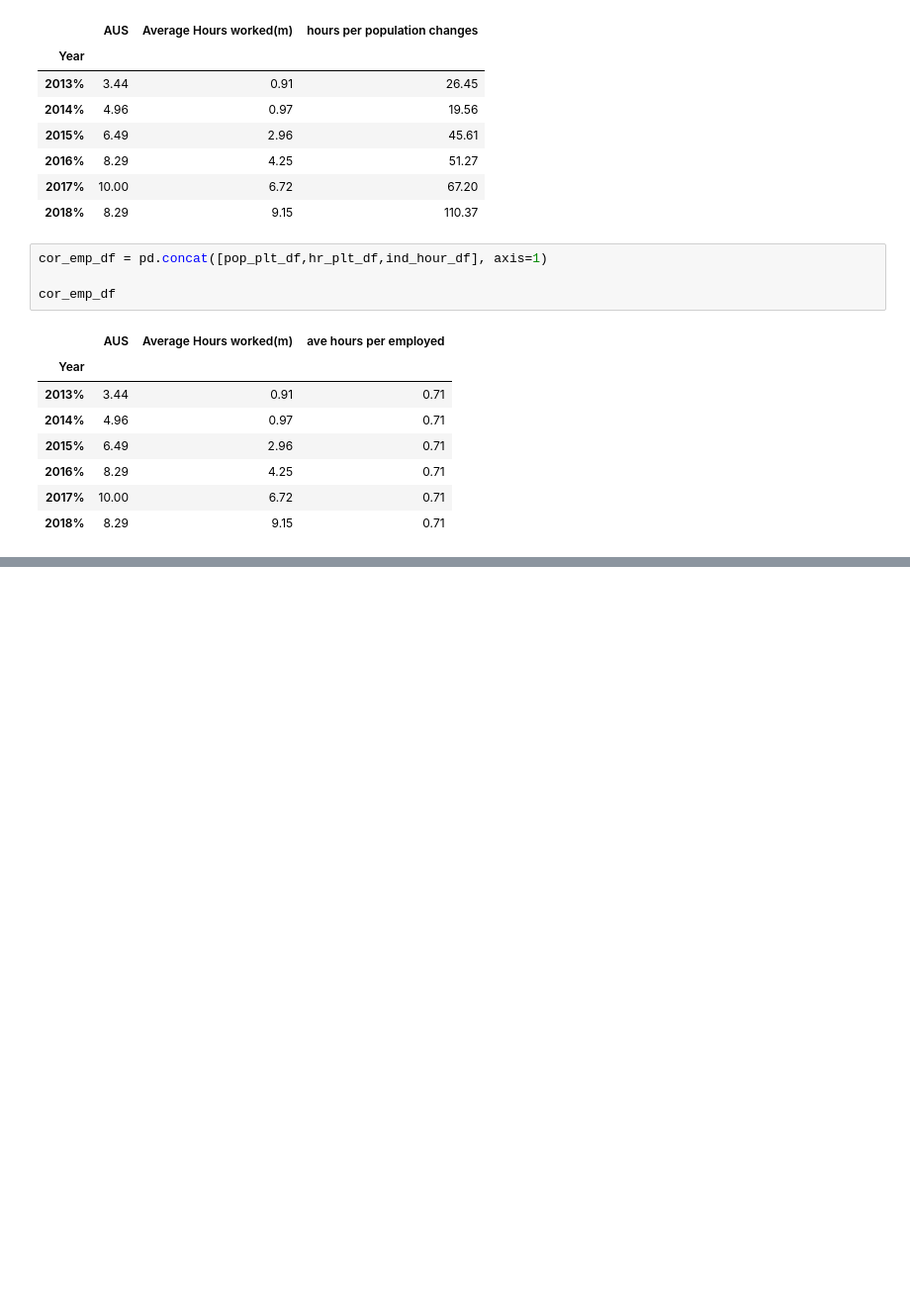
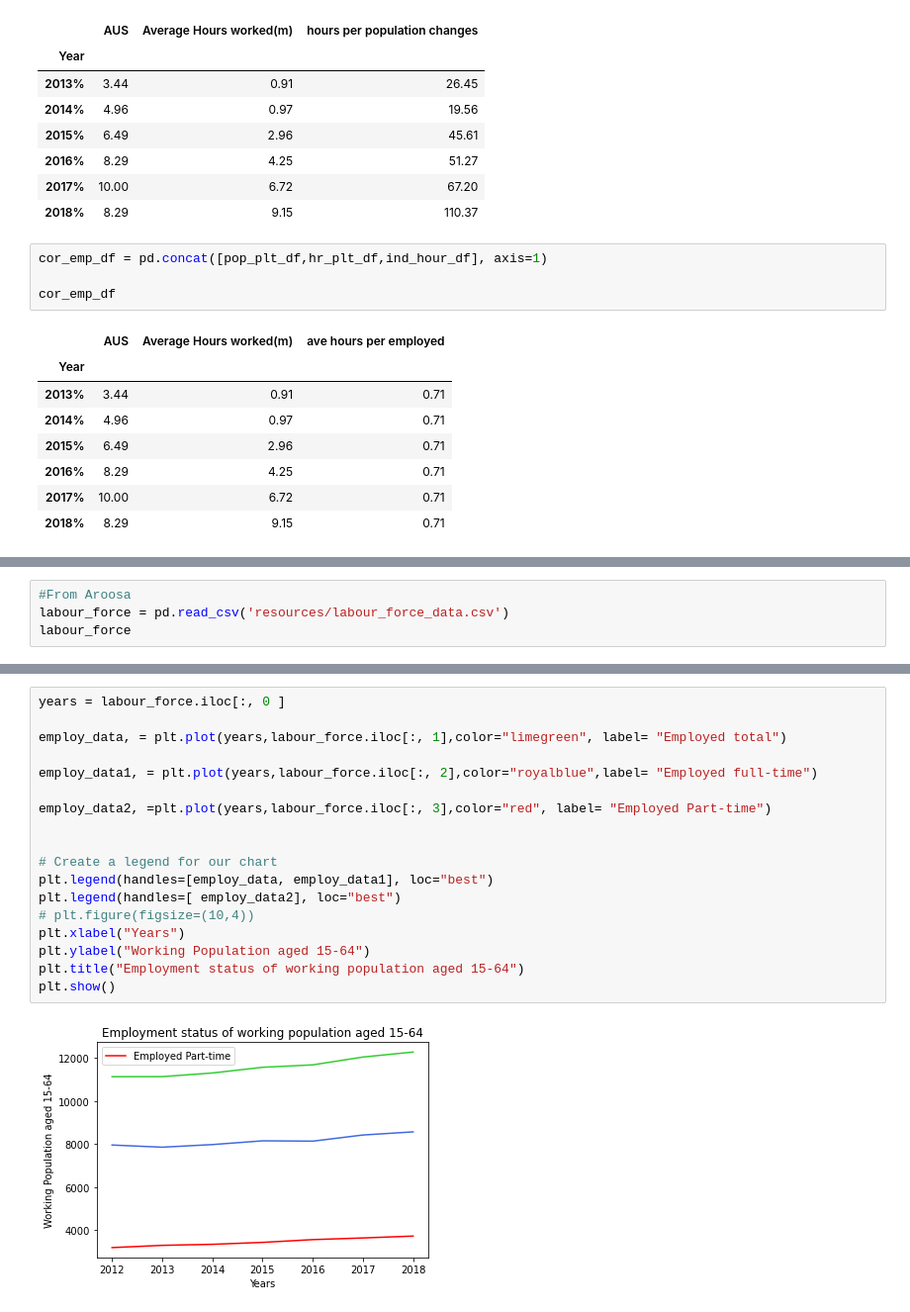
Before and after one commit to tonyzhao668/adventure, a Jupyter notebook: adventure_main.ipynb, the cells around one changed output, grey strips where cells are left out. Shown: that part at 99% size. Cells and saved outputs as stored; diff of their text form; blank space fills up the shorter version.

```diff
--- a/adventure_main.ipynb
+++ b/adventure_main.ipynb
@@ -754,0 +770,4 @@ FileNotFoundError: [Errno 2] File Resources/labour_force_data.csv does not exist
+# %%
+#From Aroosa
+labour_force = pd.read_csv('resources/labour_force_data.csv')
+labour_force
@@ -754,0 +795,20 @@ FileNotFoundError: [Errno 2] File Resources/labour_force_data.csv does not exist
+# %%
+years = labour_force.iloc[:, 0 ]
+
+employ_data, = plt.plot(years,labour_force.iloc[:, 1],color="limegreen", label= "Employed total")
+
+employ_data1, = plt.plot(years,labour_force.iloc[:, 2],color="royalblue",label= "Employed full-time")
+
+employ_data2, =plt.plot(years,labour_force.iloc[:, 3],color="red", label= "Employed Part-time")
+
+
+# Create a legend for our chart
+plt.legend(handles=[employ_data, employ_data1], loc="best")
+plt.legend(handles=[ employ_data2], loc="best")
+# plt.figure(figsize=(10,4))
+plt.xlabel("Years")
+plt.ylabel("Working Population aged 15-64")
+plt.title("Employment status of working population aged 15-64")
+plt.show()
+# %% [output]
+[figure, added]
```
Also changed, not shown: parts of 15 cells of this notebook, 11 other files.
